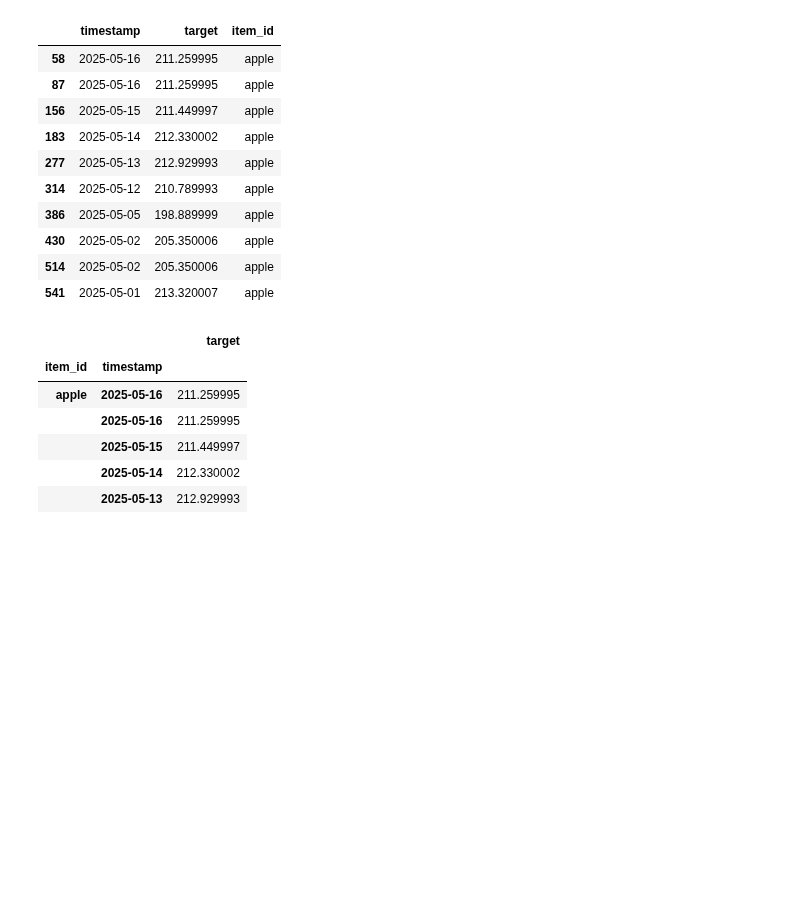
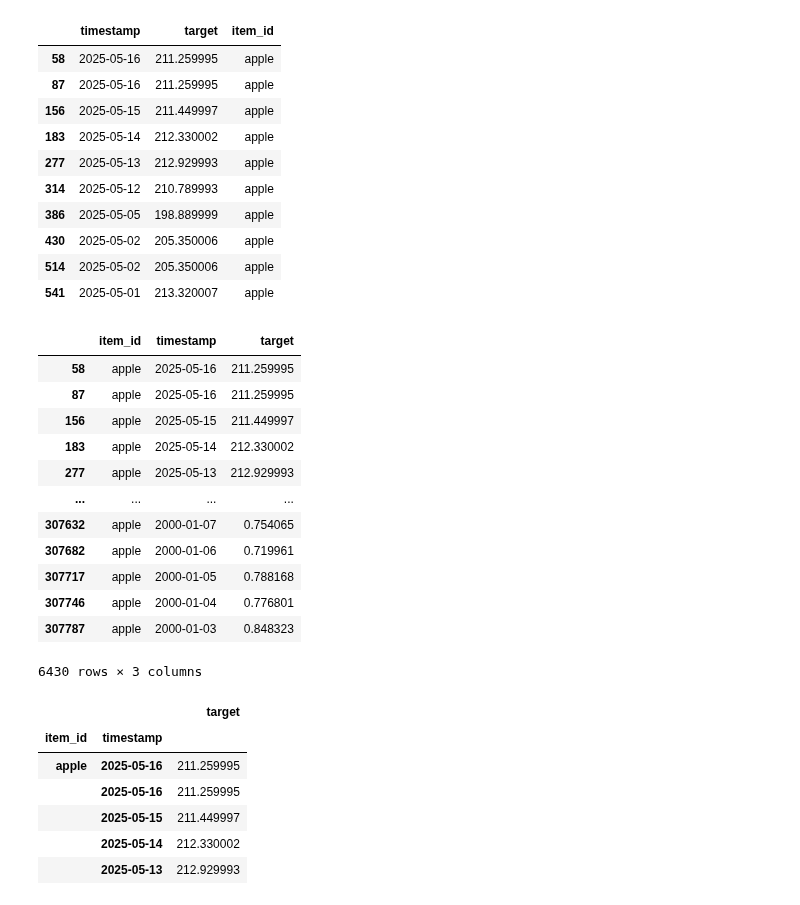
Before and after one commit to tc020/StockPredictor, a Jupyter notebook: preprocessing_data.ipynb, the cells around one changed output. Cells and saved outputs as stored; diff of their text form; code cells hidden in the pictures; blank space fills up the shorter version.

```diff
--- a/preprocessing_data.ipynb
+++ b/preprocessing_data.ipynb
@@ -173,6 +173,24 @@ df_apple_preproc.head(10)
 | 430 | 2025-05-02 | 205.350006 | apple |
 | 514 | 2025-05-02 | 205.350006 | apple |
 | 541 | 2025-05-01 | 213.320007 | apple |
+# %%
+df_apple_reordered =  df_apple_preproc[['item_id', 'timestamp', 'target']] #Reordering columns
+
+df_apple_reordered
+# %% [output]
+|  | item_id | timestamp | target |
+| 58 | apple | 2025-05-16 | 211.259995 |
+| 87 | apple | 2025-05-16 | 211.259995 |
+| 156 | apple | 2025-05-15 | 211.449997 |
+| 183 | apple | 2025-05-14 | 212.330002 |
+| 277 | apple | 2025-05-13 | 212.929993 |
+| ... | ... | ... | ... |
+| 307632 | apple | 2000-01-07 | 0.754065 |
+| 307682 | apple | 2000-01-06 | 0.719961 |
+| 307717 | apple | 2000-01-05 | 0.788168 |
+| 307746 | apple | 2000-01-04 | 0.776801 |
+| 307787 | apple | 2000-01-03 | 0.848323 |
+6430 rows × 3 columns
 # %%
 from autogluon.timeseries import TimeSeriesDataFrame, TimeSeriesPredictor
 
```
Also changed, not shown: parts of 21 cells of this notebook.
